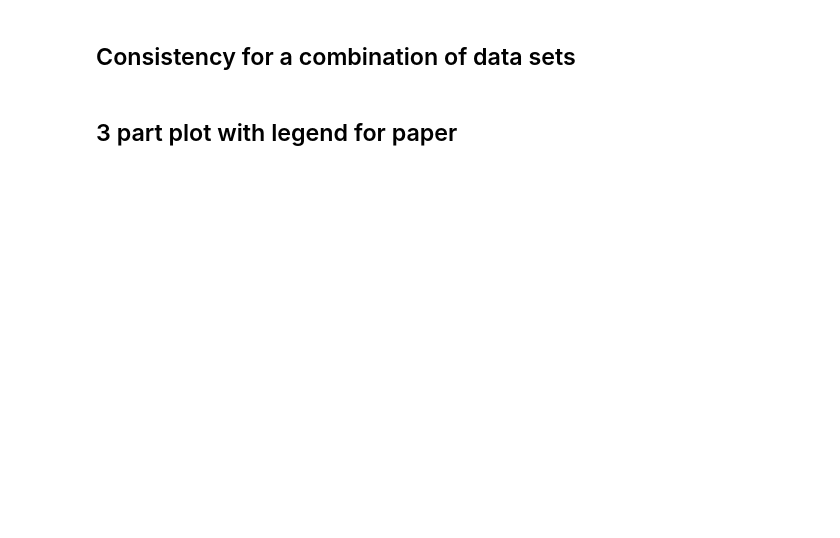
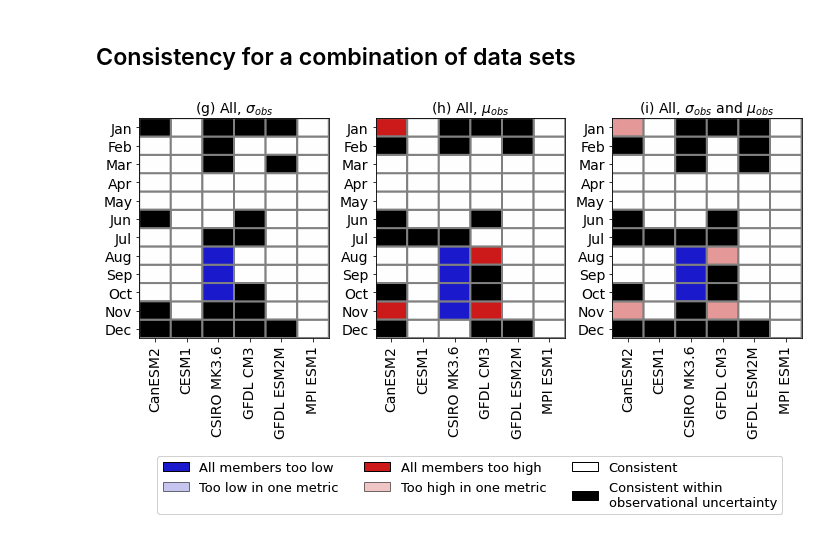
Before and after one commit to chrisrwp/synthetic-ensemble, a Jupyter notebook: SIA/SIA_PDFs_consistency.ipynb, the cells around one changed output. Drawn from its saved outputs; the diff is of its cells as text; code cells hidden in the pictures; blank space fills up the shorter version.

```diff
--- a/SIA/SIA_PDFs_consistency.ipynb
+++ b/SIA/SIA_PDFs_consistency.ipynb
@@ -290,8 +336,12 @@ for obs_data in ['CDR', 'HadISST1']:
 ## Consistency for a combination of data sets
 # %%
 #CDR
-sigma_obs_cons = sigma_obs['CDR']
-mu_obs_cons    = mu_obs['CDR']
+# sigma_obs_cons = sigma_obs['CDR']
+# mu_obs_cons    = mu_obs['CDR']
+
+#minimum sigma_obs
+sigma_obs_cons = sigma_obs.to_array().sel(variable=['CDR','BT','NT','HadISST1']).min('variable')
+mu_obs_cons    = mu_obs.to_array().sel(variable=['CDR','BT','NT','HadISST1']).min('variable')
 
 #calculate which months and models are consistent
 sigmas = consistent_threshold(sigma_mem_cons, sigma_obs_cons, 0)
@@ -304,8 +354,12 @@ mus_net    = mus[1] + -1*mus[2] #panel (b)
 both = sigmas_net + mus_net #data for panel (c)
 # %%
 #HadISST1
-sigma_obs_cons = sigma_obs['HadISST1']
-mu_obs_cons    = mu_obs['HadISST1']
+# sigma_obs_cons = sigma_obs['HadISST1']
+# mu_obs_cons    = mu_obs['HadISST1']
+
+#maximum sigma_obs
+sigma_obs_cons = sigma_obs.to_array().sel(variable=['CDR','BT','NT','HadISST1']).max('variable')
+mu_obs_cons    = mu_obs.to_array().sel(variable=['CDR','BT','NT','HadISST1']).max('variable')
 
 #calculate which months and models are consistent
 sigmas_had = consistent_threshold(sigma_mem_cons, sigma_obs_cons, 0)
@@ -320,29 +374,47 @@ both_had = sigmas_net_had + mus_net_had #data for panel (c)
 #agreement
 sigmas_net_CDR_Had = sigmas_net.where(sigmas_net==sigmas_net_had) #combined (a)
 mus_net_CDR_Had    = mus_net.where(mus_net==mus_net_had) #combined (b)
-both_CDR_Had       = both.where(both==both_had) #combined (c)
+both_CDR_Had       = both_had.where(np.logical_or(both_had==both, np.logical_and(both_had==1, both==2))) #combined (c)
 
 all_data_CDR_Had = [sigmas_net_CDR_Had, mus_net_CDR_Had, both_CDR_Had] #data for (a), (b) and (c) together
 # %%
-titles = ['(g) CDR & HadISST1, $\sigma$', '(h) CDR & HadISST1, $\mu$',
-          '(i) CDR & HadISST1, $\sigma$ and $\mu$']
-cmap = mpl.colors.LinearSegmentedColormap.from_list("", ["red","1","blue"])
-cmap_gray = mpl.colors.LinearSegmentedColormap.from_list("", ["0.3","w"])
+# titles = ['(g) CDR & HadISST1, $\sigma_{obs}$', '(h) CDR & HadISST1, $\mu_{obs}$',
+#           '(i) CDR & HadISST1, $\sigma_{obs}$ and $\mu_{obs}$']
+titles = ['(g) All, $\sigma_{obs}$', '(h) All, $\mu_{obs}$',
+          '(i) All, $\sigma_{obs}$ and $\mu_{obs}$']
+# cmap = mpl.colors.LinearSegmentedColormap.from_list("", ["blue","1","r"])
+cmap = mpl.colors.LinearSegmentedColormap.from_list("", [(0.1, 0.1, 0.8), (0.6, 0.6, 0.9),"1",(0.9, 0.6, 0.6), (0.8, 0.1, 0.1)])
+cmap_gray = mpl.colors.LinearSegmentedColormap.from_list("", ["0","w"])
 
 #do the plotting
 fig, ax = plt.subplots(1,3,figsize=[10,5])
 
 for i in range(3):
-    ax[i].pcolor(all_data_CDR_Had[i].reindex(month=list(reversed(all_data_CDR_Had[i].month))), cmap=cmap, edgecolor='black', lw=2)
-    ax[i].pcolor(xr.ufuncs.isnan(all_data_CDR_Had[i]).where(xr.ufuncs.isnan(all_data_CDR_Had[i])==True).reindex(month=list(reversed(both.month))), cmap=cmap_gray, edgecolor='black', lw=2)
+    if i < 2:
+        ax[i].pcolor(all_data_CDR_Had[i].reindex(month=list(reversed(all_data_CDR_Had[i].month))), cmap=cmap, edgecolor='0.5', lw=2, vmin=-1, vmax=1)
+    else:
+        ax[i].pcolor(all_data_CDR_Had[i].reindex(month=list(reversed(all_data_CDR_Had[i].month))), cmap=cmap, edgecolor='0.5', lw=2, vmin=-2, vmax=2)
+    ax[i].pcolor(xr.ufuncs.isnan(all_data_CDR_Had[i]).where(xr.ufuncs.isnan(all_data_CDR_Had[i])==True).reindex(month=list(reversed(both.month))), cmap=cmap_gray, edgecolor='0.5', lw=2)
     ax[i].set_xticks(np.arange(0.5, 5.6, 1));
     ax[i].set_yticks(np.arange(0.5, 11.6, 1));
     ax[i].set_xticklabels(model_print_names, fontsize=14,rotation = 90);
     ax[i].set_yticklabels(month_names_short.copy()[::-1], fontsize=14);
     ax[i].set_title(titles[i], fontdict={'size':14});#, 'weight':'bold'});
 
+legend_elements = [Patch(facecolor=(0.1, 0.1, 0.8), ec='0', label='All members too low'),
+                   Patch(facecolor=(0.6, 0.6, 0.9), ec='0', alpha=0.5, label='Too low in one metric'),
+                   Patch(facecolor=(0.8, 0.1, 0.1), ec='0', label='All members too high'),
+                   Patch(facecolor=(0.9, 0.6, 0.6), ec='0', alpha=0.5, label='Too high in one metric'),
+                   Patch(facecolor='1', ec='0', label='Consistent'),
+                   Patch(facecolor='0', ec='0', label='Consistent within \n'+'observational uncertainty')]
+
+extra_legend = plt.legend(handles=legend_elements, bbox_to_anchor=(-0.75, -0.8), loc='lower center', borderaxespad=0., ncol=3, fontsize=13)
+
+plt.gca().add_artist(extra_legend)
+
+
 plt.tight_layout();
-plt.savefig(data_path+'SIA/figures/SIA_PDFs_consistency/Consistent_mem_obs_10000_CDR_HadISST1_agree.pdf')
-plt.savefig(data_path+'SIA/figures/SIA_PDFs_consistency/Consistent_mem_obs_10000_CDR_HadISST1_agree.png')
+plt.savefig(data_path+'SIA/figures/SIA_PDFs_consistency/Consistent_mem_obs_10000_max_min_agree.pdf', bbox_inches='tight')
+# plt.savefig(data_path+'SIA/figures/SIA_PDFs_consistency/Consistent_mem_obs_10000_max_min_agree.png', bbox_inches='tight')
+# %% [output]
+[figure, added]
-# %% [markdown]
-## 3 part plot with legend for paper
```
Also changed, not shown: parts of 10 cells of this notebook.
